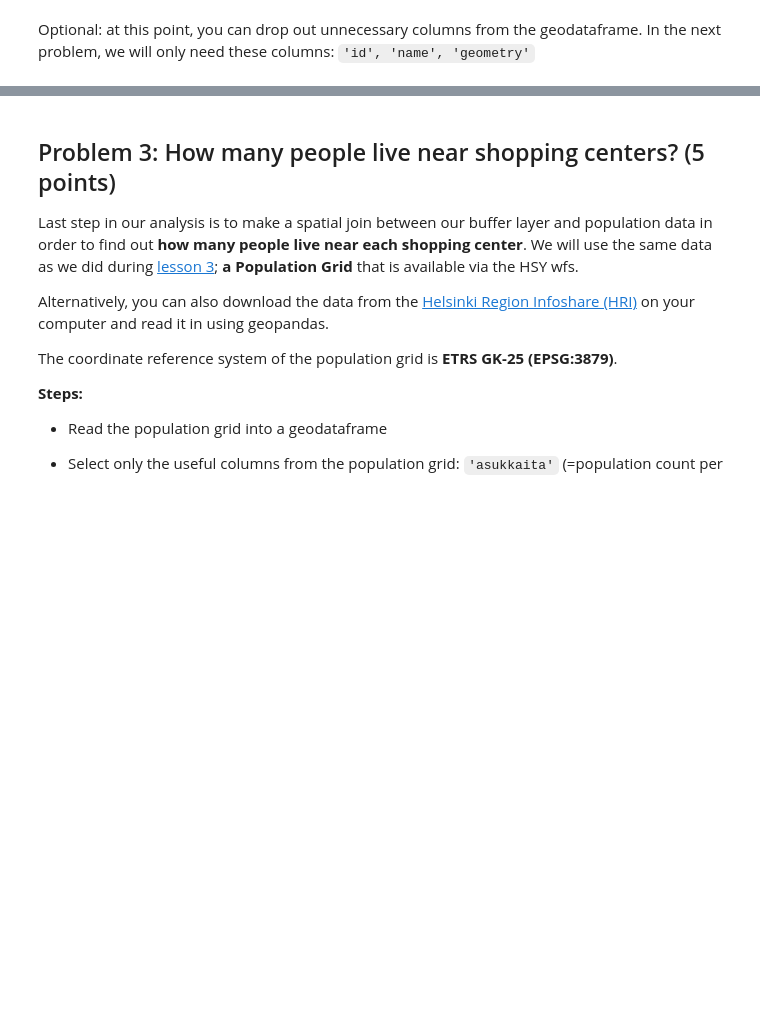
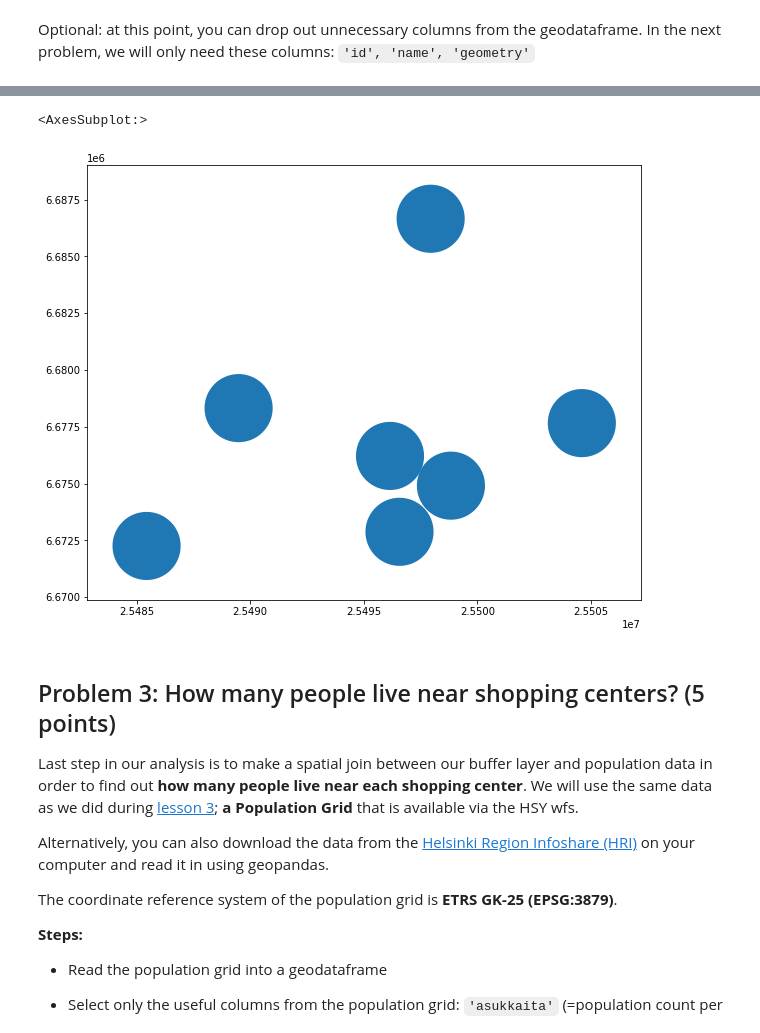
Before and after one commit to dvdov-david/gis-exercise-3-dvdov, a Jupyter notebook: Exercise-3-Problem-1-3.ipynb, the cells around one changed output, grey strips where cells are left out. Saved outputs shown, nothing was run; the diff lists cells and outputs as text; code cells hidden in the pictures; blank space fills up the shorter version.

```diff
--- a/Exercise-3-Problem-1-3.ipynb
+++ b/Exercise-3-Problem-1-3.ipynb
@@ -144,14 +172,16 @@ Let's continue with our case study and calculate a 1.5 km buffer around the geoc
 - Start by creating a new column called `buffer` to ``geodata`` GeoDataFrame:
 # %%
 # REPLACE THE ERROR BELOW WITH YOUR OWN CODE
-raise NotImplementedError()
+#raise NotImplementedError()
+geodata['buffer'] = None
 # %% [markdown]
 - Calculate a 1.5 km buffer for each geocoded point. Store the buffer geometry in the new `buffer` column.
 
 Here, you can use the [GeoDataFrame buffer() method](http://geopandas.org/geometric_manipulations.html#GeoSeries.buffer), which uses Shapely's [buffer](http://toblerity.org/shapely/manual.html#object.buffer) in the bacground. You only need to use the `distance` -parameter, don't worry about the other parameters.
 # %%
 # REPLACE THE ERROR BELOW WITH YOUR OWN CODE
-raise NotImplementedError()
+#raise NotImplementedError()
+geodata['buffer'] = geodata.buffer(1500)
 # %%
 #NON-EDITABLE TEST CELL
 print(geodata.head())
@@ -167,7 +226,8 @@ print(round(gpd.GeoSeries(geodata["buffer"]).area / 1000000))
 - Replace the values in `geometry` column with the values of `buffer` column:
 # %%
 # REPLACE THE ERROR BELOW WITH YOUR OWN CODE
-raise NotImplementedError()
+#raise NotImplementedError()
+geodata['geometry'] = geodata['buffer']
 # %%
 #NON-EDITABLE TEST CELL
 print(geodata.head())
@@ -174,3 +252,5 @@ print(geodata.head())
 # %% [markdown]
 Optional: at this point, you can drop out unnecessary columns from the geodataframe. In the next problem,
 we will only need these columns: `'id', 'name', 'geometry'`
+# %%
+geodata = geodata[['id','name','geometry']]
@@ -177,3 +268,11 @@ we will only need these columns: `'id', 'name', 'geometry'`
+# %%
+import matplotlib.pyplot as plt
+fig, ax = plt.subplots(figsize=(15,8))  # Create a figure with one subplot
+geodata.plot(ax=ax)                         # Plot population grid
+#addresses.plot(ax=ax, color='red', markersize=5) # Plot points
+# %% [output]
+<AxesSubplot:>
+[figure, added]
 # %% [markdown]
 ## Problem 3: How many people live near shopping centers? (5 points)
 
```
Also changed, not shown: parts of 24 cells of this notebook, 1 other file.
